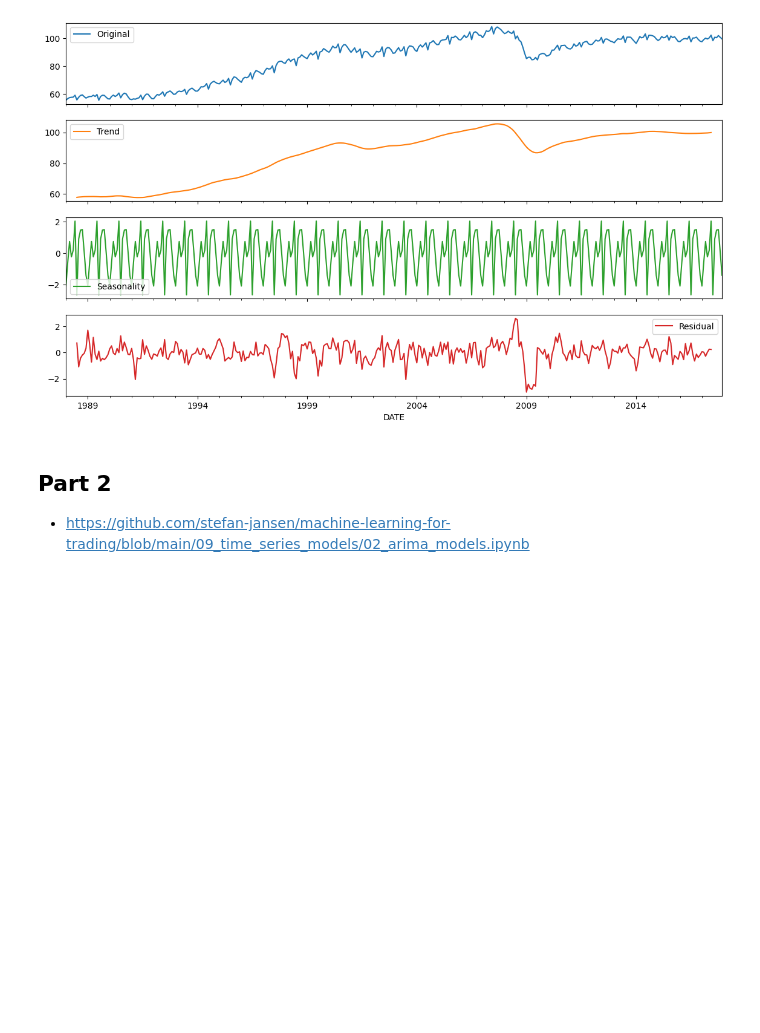
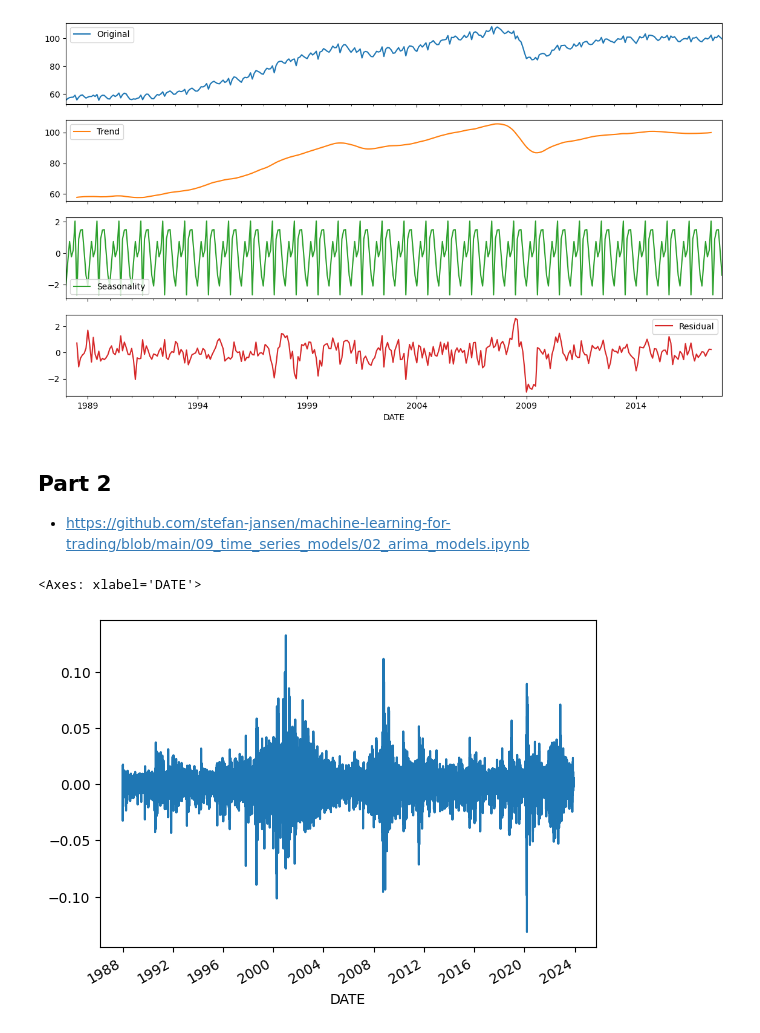
Before and after one commit to abhishekde95/Projects, a Jupyter notebook: DS/TSA/tsa.ipynb, the cells around one changed output. Drawn from its saved outputs; the diff is of its cells as text; code cells hidden in the pictures; blank space fills up the shorter version.

```diff
--- a/DS/TSA/tsa.ipynb
+++ b/DS/TSA/tsa.ipynb
@@ -67,3 +128,14 @@ nasdaq = web.DataReader("NASDAQCOM", "fred", "1988", "2023-12").squeeze().dropna
 # Log transformation
 nasdaq_log = np.log(nasdaq)
 industrial_production_log = np.log(industrial_production)
+# %%
+# Differencing
+nasdaq_log_diff = nasdaq_log.diff().dropna()
+
+# seasonal differencing => yoy instantanteous returns
+industrial_production_log_diff = industrial_production_log.diff(12).dropna()
+# %%
+nasdaq_log_diff.plot(kind="line")
+# %% [output]
+<Axes: xlabel='DATE'>
+[figure, added]
```
Also changed, not shown: parts of 38 cells of this notebook, 2 other files.
